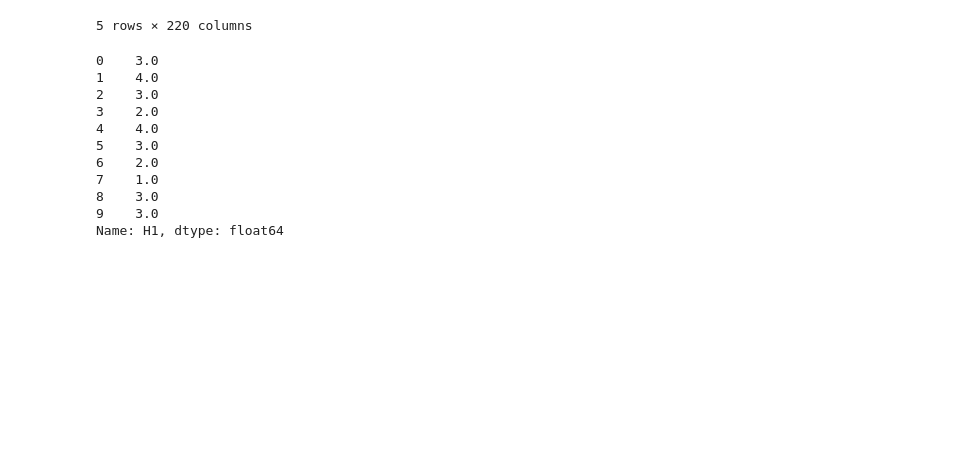
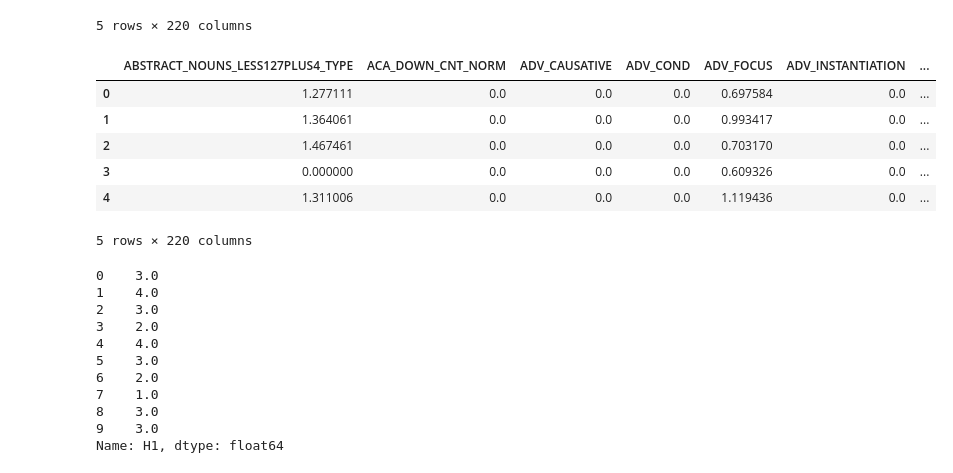
Before and after one commit to mulhod/tensorflow_tutorials, a Jupyter notebook: tutorial_notebooks/TensorFlow_Mechanics_101/TensorFlow_Mechanics_101.ipynb, the cells around one changed output. Cells and saved outputs as stored; diff of their text form; code cells hidden in the pictures; blank space fills up the shorter version.

```diff
--- a/tutorial_notebooks/TensorFlow_Mechanics_101/TensorFlow_Mechanics_101.ipynb
+++ b/tutorial_notebooks/TensorFlow_Mechanics_101/TensorFlow_Mechanics_101.ipynb
@@ -126,6 +132,16 @@ train_features.head()
 | 3 | 0.779966 | 0.000000 | 0.000000 | 0.0 | 1.043372 | 0.0 | ... |
 | 4 | 1.485697 | 0.000000 | 0.493342 | 0.0 | 0.975738 | 0.0 | ... |
 5 rows × 220 columns
+# %%
+test_features.head()
+# %% [output]
+|  | ABSTRACT_NOUNS_LESS127PLUS4_TYPE | ACA_DOWN_CNT_NORM | ADV_CAUSATIVE | ADV_COND | ADV_FOCUS | ADV_INSTANTIATION | ... |
+| 0 | 1.277111 | 0.0 | 0.0 | 0.0 | 0.697584 | 0.0 | ... |
+| 1 | 1.364061 | 0.0 | 0.0 | 0.0 | 0.993417 | 0.0 | ... |
+| 2 | 1.467461 | 0.0 | 0.0 | 0.0 | 0.703170 | 0.0 | ... |
+| 3 | 0.000000 | 0.0 | 0.0 | 0.0 | 0.609326 | 0.0 | ... |
+| 4 | 1.311006 | 0.0 | 0.0 | 0.0 | 1.119436 | 0.0 | ... |
+5 rows × 220 columns
 # %%
 # Labels are on a 0 to 5 scale (scores 1 to 6)
 train_labels[:10]
```
Also changed, not shown: parts of 6 cells of this notebook.
